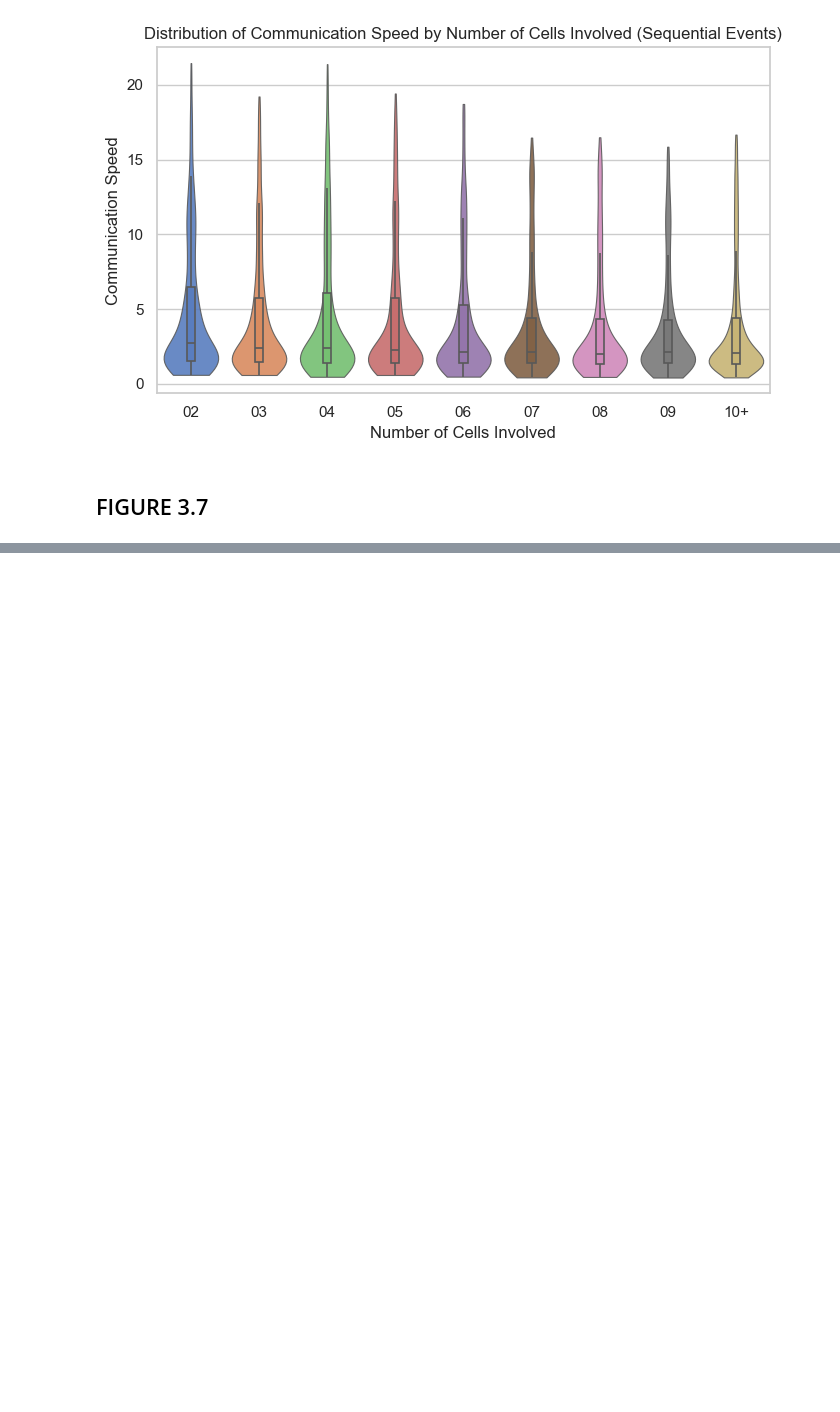
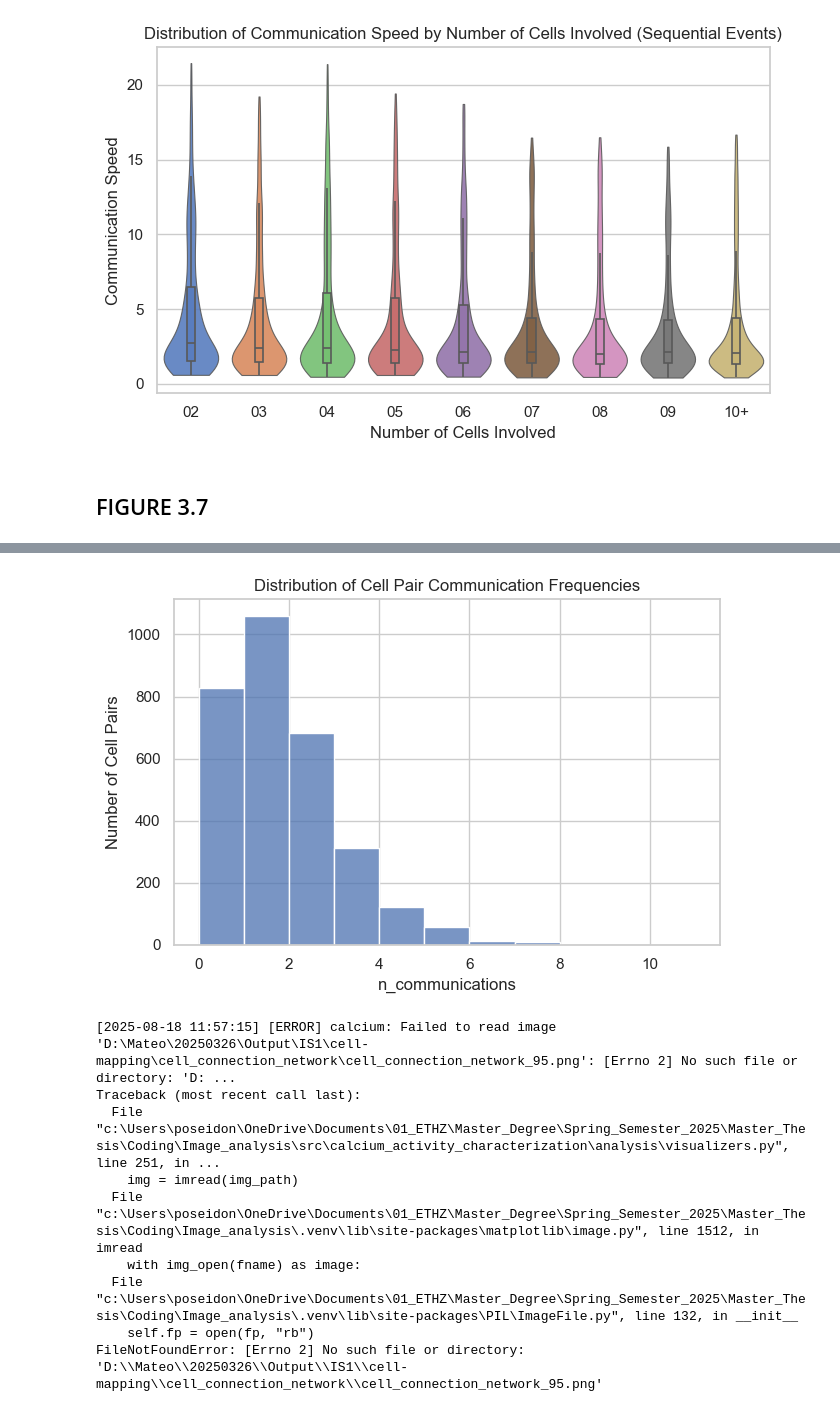
Before and after one commit to hamelmateo/CaSTIA-AF, a Jupyter notebook: notebooks/figures_official_plots.ipynb, the cells around one changed output, grey strips where cells are left out. Cells and saved outputs as stored; diff of their text form; code cells hidden in the pictures; blank space fills up the shorter version.

```diff
--- a/notebooks/figures_official_plots.ipynb
+++ b/notebooks/figures_official_plots.ipynb
@@ -776,0 +927,70 @@ Passing `palette` without assigning `hue` is deprecated and will be removed in v
+# %%
+plot_histogram(
+    df=pairs_communication_df[pairs_communication_df["dataset"]=="20250326_IS1"],
+    column="n_communications",
+    title="Distribution of Cell Pair Communication Frequencies",
+    ylabel="Number of Cell Pairs",
+    bin_width=1,
+    filter_outliers=False,
+    outliers_bounds=(3,3),
+    save_svg_path=figure_path / "figure_3_8/reference_pair_communication_frequency_distribution.svg"
+)
+
+visualize_image(
+    image_source=reference_dataset["path"],
+    image_name="cell-mapping/cell_connection_network/cell_connection_network_95.png",
+    title="Cell Connection Network Graph",
+    figsize=(7, 8)
+)
+
+plot_category_distribution_by_dataset(
+    df=highly_connected_cells,
+    category_col="Number of highly connected pairs",
+    dataset_col="dataset",
+    title="Distribution of Highly Connected Cells by Dataset",
+    save_path=figure_path / "figure_3_8/distribution_highly_connected_cells_by_dataset.svg"
+)
+
+plot_points_mean_std(
+    df=highly_connected_cells,
+    x="Number of highly connected pairs",
+    y="Origin ratio (origin/communications)",
+    title="Origin Ratios (by Number of Highly Connected Pairs)",
+    show_points=False,
+    y_axis_boundaries=(0, 1),
+    save_svg_path=figure_path / "figure_3_8/origin_ratios_by_highly_connected_pairs.svg"
+)
+
+plot_violin(
+    df=control_peaks[control_peaks["In event"] == "sequential"],
+    x="from_high_comm_pair",
+    y="Duration (s)",
+    title="Distribution of peaks in highly connected cells vs other cells",
+    filter_outliers=True,
+    outliers_bounds=(3, 3),
+    outliers_bygroup="from_high_comm_pair",
+    save_svg_path=figure_path / "figure_3_8/distribution_peaks_duration_by_highly_connected_pairs.svg"
+)
+
+plot_violin(
+    df=control_peaks[control_peaks["In event"] == "sequential"],
+    x="from_high_comm_pair",
+    y="Prominence (noise std units)",
+    title="Distribution of peaks in highly connected cells vs other cells",
+    filter_outliers=True,
+    outliers_bounds=(3, 3),
+    outliers_bygroup="from_high_comm_pair",
+    save_svg_path=figure_path / "figure_3_8/distribution_peaks_prominence_by_highly_connected_pairs.svg"
+)
+
+plot_violin(
+    df=control_communications,
+    x="from_high_comm_pair",
+    y="Speed (um/s)",
+    title="Distribution of speeds in highly connected cells vs other cells",
+    filter_outliers=True,
+    outliers_bounds=(3, 3),
+    outliers_bygroup="from_high_comm_pair",
+    save_svg_path=figure_path / "figure_3_8/distribution_speeds_by_highly_connected_pairs.svg"
+)
+# %% [output]
@@ -776,0 +998,10 @@ Passing `palette` without assigning `hue` is deprecated and will be removed in v
+[figure, added]
+[2025-08-18 11:57:15] [ERROR] calcium: Failed to read image 'D:\Mateo\20250326\Output\IS1\cell-mapping\cell_connection_network\cell_connection_network_95.png': [Errno 2] No such file or directory: 'D: ...
+Traceback (most recent call last):
+  File "c:\Users\poseidon\OneDrive\Documents\01_ETHZ\Master_Degree\Spring_Semester_2025\Master_Thesis\Coding\Image_analysis\src\calcium_activity_characterization\analysis\visualizers.py", line 251, in ...
+    img = imread(img_path)
+  File "c:\Users\poseidon\OneDrive\Documents\01_ETHZ\Master_Degree\Spring_Semester_2025\Master_Thesis\Coding\Image_analysis\.venv\lib\site-packages\matplotlib\image.py", line 1512, in imread
+    with img_open(fname) as image:
+  File "c:\Users\poseidon\OneDrive\Documents\01_ETHZ\Master_Degree\Spring_Semester_2025\Master_Thesis\Coding\Image_analysis\.venv\lib\site-packages\PIL\ImageFile.py", line 132, in __init__
+    self.fp = open(fp, "rb")
+FileNotFoundError: [Errno 2] No such file or directory: 'D:\\Mateo\\20250326\\Output\\IS1\\cell-mapping\\cell_connection_network\\cell_connection_network_95.png'
```
Also changed, not shown: parts of 14 cells of this notebook, 3 other files.
